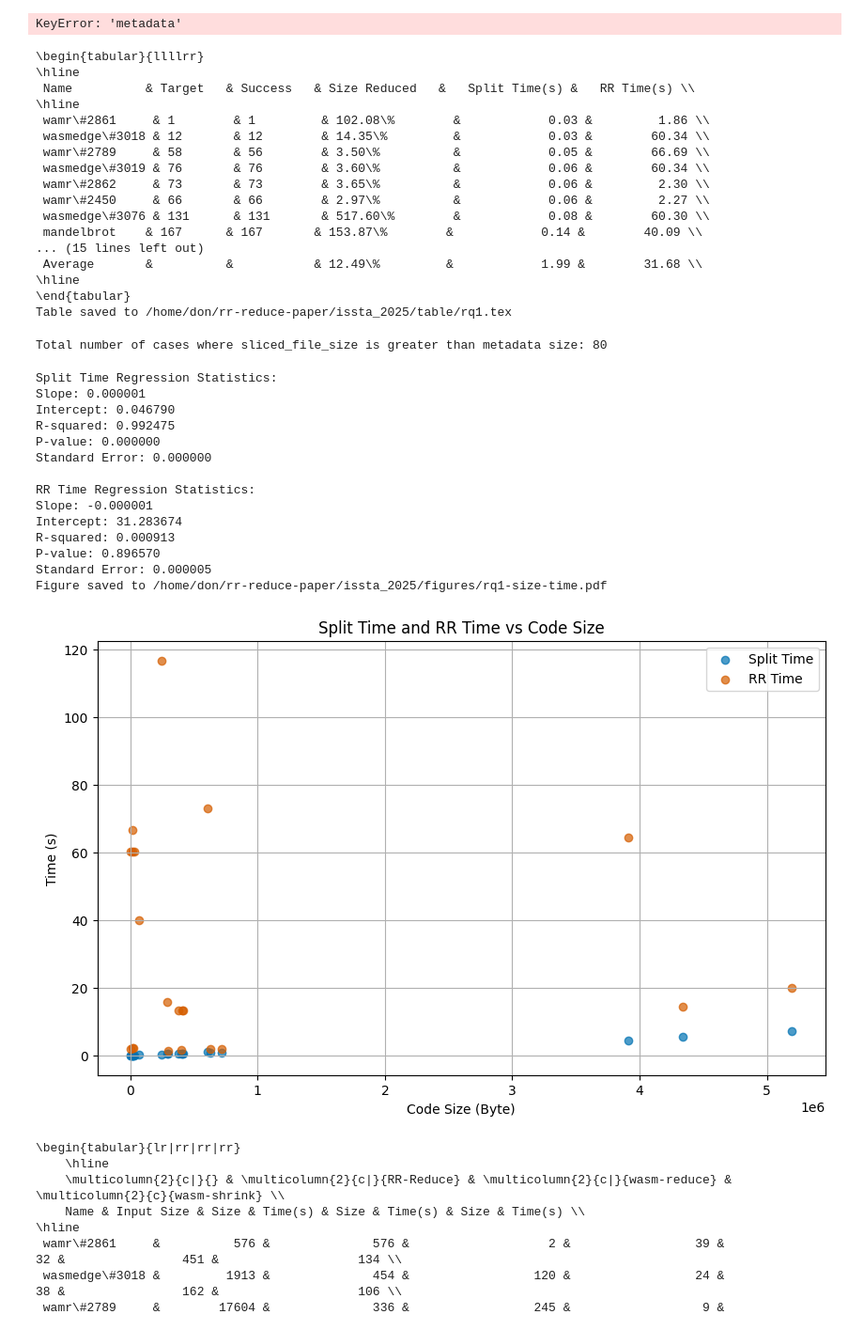
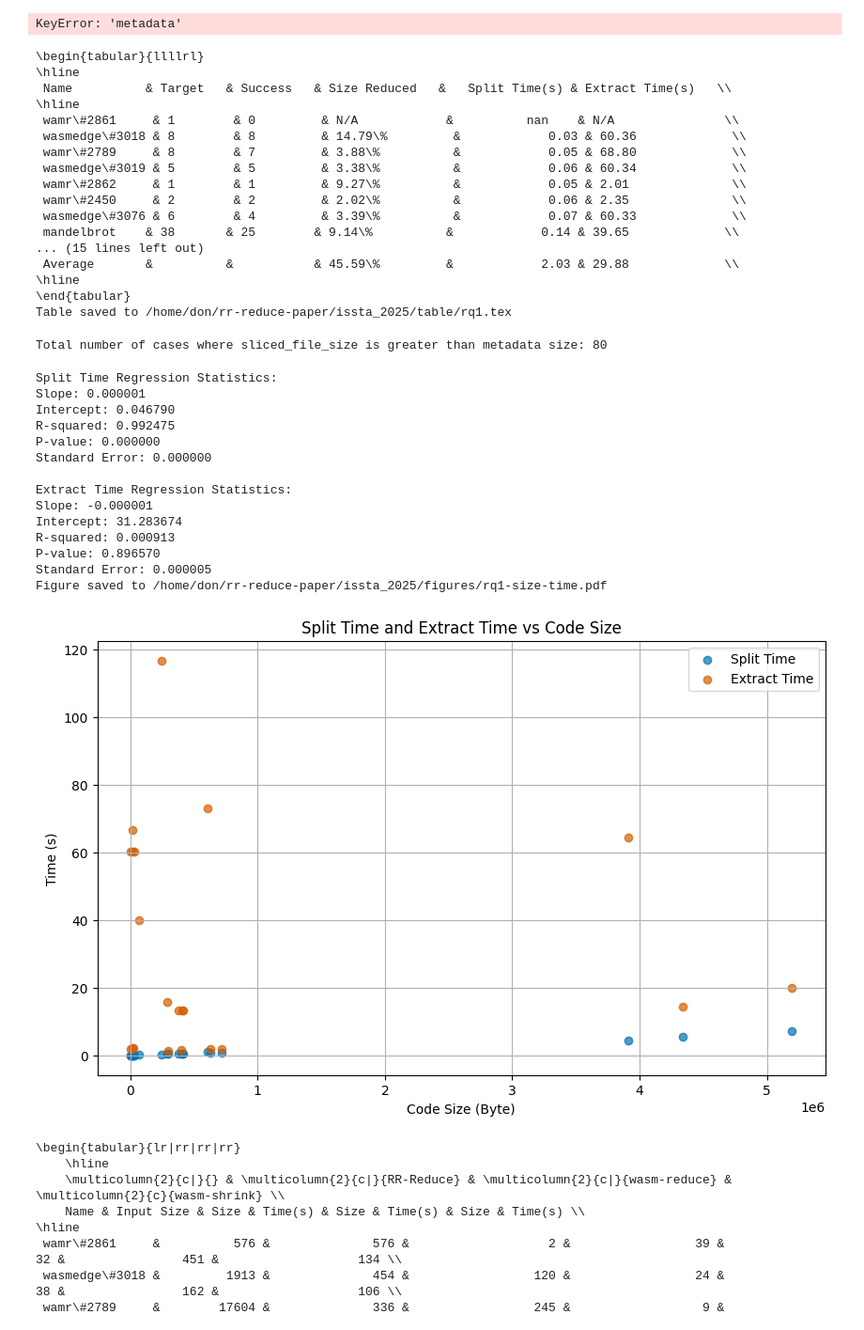
Before and after one commit to sola-st/wasm-r3, a Jupyter notebook: evaluation/figures.ipynb, the cells around one changed output. Shown: that part at 94% size. Drawn from its saved outputs; the diff is of its cells as text; code cells hidden in the pictures.

Commit message:
add is-executed metric

```diff
--- a/evaluation/figures.ipynb
+++ b/evaluation/figures.ipynb
@@ -52,20 +52,21 @@ del metrics['rq4']
 
 # Prepare the data for tabulation
 table_data = []
-headers = ["Name", "Target", "Success", "Size Reduced", "Split Time(s)", "RR Time(s)"]
+headers = ["Name", "Target", "Success", "Size Reduced", "Split Time(s)", "Extract Time(s)"]
+
 
 for test_name, data in metrics.items():
     metadata = data['metadata']
-    target_function_count = len(data['rq1'])
-    split_time = average([obj['split-time'] / 1000 for obj in data['rq1'].values()])
-    rr_time_values = [obj['rr-time'] / 1000 for obj in data['rq1'].values() if obj['rr-time'] != 'fail']
+    executed_objs = [obj for obj in data['rq1'].values() if obj['is-executed'] and obj['sliced_file_size'] != "fail" and  obj['sliced_code_size'] < data['metadata']['code_size']]
+    target_function_count = len([obj for obj in data['rq1'].values() if obj['is-executed']])
+    split_time = average([obj['split-time'] / 1000 for obj in executed_objs])
+    rr_time_values = [obj['rr-time'] / 1000 for obj in executed_objs if obj['rr-time'] != 'fail']
     rr_time = average(rr_time_values) if rr_time_values else 'N/A'
-    # rr_did_timeout = sum(1 for obj in data['rq1'].values() if obj['rr-did-timeout'] == True)
     try:
-        rr_success = sum(1 for obj in data['rq1'].values() if obj['sliced_file_size'] != 'fail')
+        rr_success = sum(1 for obj in executed_objs if obj['sliced_file_size'] != 'fail')
     except:
         raise Exception(f"Error in {test_name}")
-    rr_reduction_rate_values = [obj['sliced_code_size'] / metadata['code_size'] * 100 for obj in data['rq1'].values() if obj['sliced_file_size'] != 'fail']
+    rr_reduction_rate_values = [obj['sliced_code_size'] / metadata['code_size'] * 100 for obj in executed_objs if obj['sliced_file_size'] != 'fail']
     rr_reduction_rate = f"{average(rr_reduction_rate_values):.2f}%" if rr_reduction_rate_values else 'N/A'
     table_data.append([
         test_name,
@@ -83,10 +84,10 @@ table_data.sort(key=lambda row: metrics[row[0]]['rq2']['original-size-code'])
 sum_target_function_count = sum(row[1] for row in table_data)
 sum_rr_success = sum(row[2] for row in table_data)
 
-average_split_time = average([obj['split-time'] / 1000 for data in metrics.values() for obj in data['rq1'].values()])
-total_rr_time_values = [obj['rr-time'] / 1000 for data in metrics.values() for obj in data['rq1'].values() if obj['rr-time'] != 'fail']
+average_split_time = average([obj['split-time'] / 1000 for data in metrics.values() for obj in data['rq1'].values() if obj['is-executed']])
+total_rr_time_values = [obj['rr-time'] / 1000 for data in metrics.values() for obj in data['rq1'].values() if obj['rr-time'] != 'fail' and obj['is-executed']]
 average_rr_time = average(total_rr_time_values) if total_rr_time_values else 'N/A'
-total_rr_reduction_rate_values = [obj['sliced_code_size'] / data['metadata']['code_size'] * 100 for data in metrics.values() for obj in data['rq1'].values() if obj['sliced_file_size'] != 'fail']
+total_rr_reduction_rate_values = [obj['sliced_code_size'] / data['metadata']['code_size'] * 100 for data in metrics.values() for obj in data['rq1'].values() if obj['sliced_file_size'] != 'fail' and obj['is-executed'] if obj['sliced_file_size'] < data['metadata']['code_size']]
 average_rr_reduction_rate = f"{average(total_rr_reduction_rate_values):.2f}%" if total_rr_reduction_rate_values else 'N/A'
 
 # Append the total row to the table data
@@ -127,20 +128,20 @@ with open(rq1_table_path, 'w') as file:
     print(latex_table)
     print(f"Table saved to {rq1_table_path}")
 # %% [output]
-\begin{tabular}{llllrr}
+\begin{tabular}{llllrl}
 \hline
- Name          & Target   & Success   & Size Reduced   &   Split Time(s) &   RR Time(s) \\
+ Name          & Target   & Success   & Size Reduced   &   Split Time(s) & Extract Time(s)   \\
 \hline
- wamr\#2861     & 1        & 1         & 102.08\%        &            0.03 &         1.86 \\
- wasmedge\#3018 & 12       & 12        & 14.35\%         &            0.03 &        60.34 \\
- wamr\#2789     & 58       & 56        & 3.50\%          &            0.05 &        66.69 \\
- wasmedge\#3019 & 76       & 76        & 3.60\%          &            0.06 &        60.34 \\
- wamr\#2862     & 73       & 73        & 3.65\%          &            0.06 &         2.30 \\
- wamr\#2450     & 66       & 66        & 2.97\%          &            0.06 &         2.27 \\
- wasmedge\#3076 & 131      & 131       & 517.60\%        &            0.08 &        60.30 \\
- mandelbrot    & 167      & 167       & 153.87\%        &            0.14 &        40.09 \\
+ wamr\#2861     & 1        & 0         & N/A            &          nan    & N/A               \\
+ wasmedge\#3018 & 8        & 8         & 14.79\%         &            0.03 & 60.36             \\
+ wamr\#2789     & 8        & 7         & 3.88\%          &            0.05 & 68.80             \\
+ wasmedge\#3019 & 5        & 5         & 3.38\%          &            0.06 & 60.34             \\
+ wamr\#2862     & 1        & 1         & 9.27\%          &            0.05 & 2.01              \\
+ wamr\#2450     & 2        & 2         & 2.02\%          &            0.06 & 2.35              \\
+ wasmedge\#3076 & 6        & 4         & 3.39\%          &            0.07 & 60.33             \\
+ mandelbrot    & 38       & 25        & 9.14\%          &            0.14 & 39.65             \\
 ... (15 lines left out)
- Average       &          &           & 12.49\%         &            1.99 &        31.68 \\
+ Average       &          &           & 45.59\%         &            2.03 & 29.88             \\
 \hline
 \end{tabular}
 Table saved to /home/don/rr-reduce-paper/issta_2025/table/rq1.tex
@@ -163,10 +164,15 @@ print(f"Total number of cases where sliced_file_size is greater than metadata si
 # %% [output]
 Total number of cases where sliced_file_size is greater than metadata size: 80
 # %%
+import json, evaluation
 import matplotlib.pyplot as plt
 import numpy as np
 from scipy import stats
 
+# Load the JSON data
+with open("metrics.json", "r") as f:
+    metrics = json.load(f)
+del metrics['rq4']
 # Function to calculate average, ignoring 'fail' values
 def average(lst):
     valid = [x for x in lst if x != 'fail']
@@ -195,7 +201,7 @@ print(f"P-value: {p_value_split:.6f}")
 print(f"Standard Error: {std_err_split:.6f}")
 print()
 
-print("RR Time Regression Statistics:")
+print("Extract Time Regression Statistics:")
 print(f"Slope: {slope_rr:.6f}")
 print(f"Intercept: {intercept_rr:.6f}")
 print(f"R-squared: {r_value_rr**2:.6f}")
@@ -204,37 +210,37 @@ print(f"Standard Error: {std_err_rr:.6f}")
 
 # Plot the data (unchanged from your original code)
 
 color_split = '#0072B2'  # Blue
 color_rr = '#D55E00'  # Vermilion
 plt.figure(figsize=(10, 6))
 plt.scatter(x_data, split_time_data, alpha=0.7, label='Split Time', color=color_split)
-plt.scatter(x_data, rr_time_data, alpha=0.7, label='RR Time', color=color_rr)
+plt.scatter(x_data, rr_time_data, alpha=0.7, label='Extract Time', color=color_rr)
 plt.xlabel('Code Size (Byte)')
 plt.ylabel('Time (s)')
-plt.title('Split Time and RR Time vs Code Size')
+plt.title('Split Time and Extract Time vs Code Size')
 plt.legend()
 plt.grid(True)
 
 # Save the figures to a file
 fig_path_pdf = f'{evaluation.PAPER_PATH}/figures/rq1-size-time.pdf'
 plt.savefig(fig_path_pdf)
 print(f"Figure saved to {fig_path_pdf}")
 # %% [output]
 Split Time Regression Statistics:
 Slope: 0.000001
 Intercept: 0.046790
 R-squared: 0.992475
 P-value: 0.000000
 Standard Error: 0.000000
 
-RR Time Regression Statistics:
+Extract Time Regression Statistics:
 Slope: -0.000001
 Intercept: 31.283674
 R-squared: 0.000913
 P-value: 0.896570
 Standard Error: 0.000005
 Figure saved to /home/don/rr-reduce-paper/issta_2025/figures/rq1-size-time.pdf
-[figure, old version]
+[figure, new version]
 # %%
 import json
 from numpy import average
```
Also changed, not shown: 3 other files.
